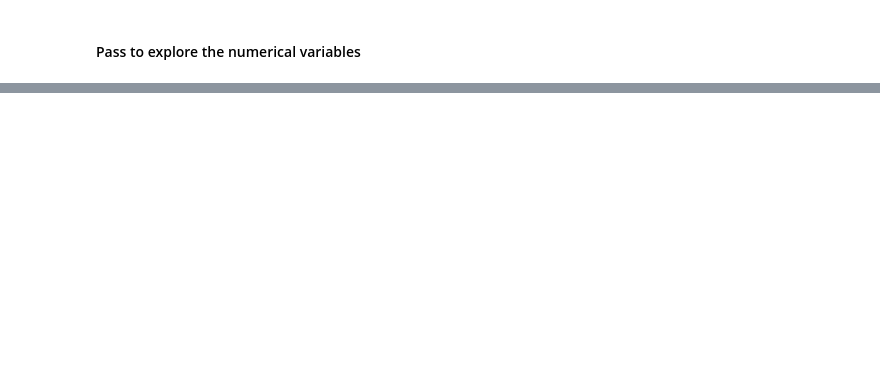
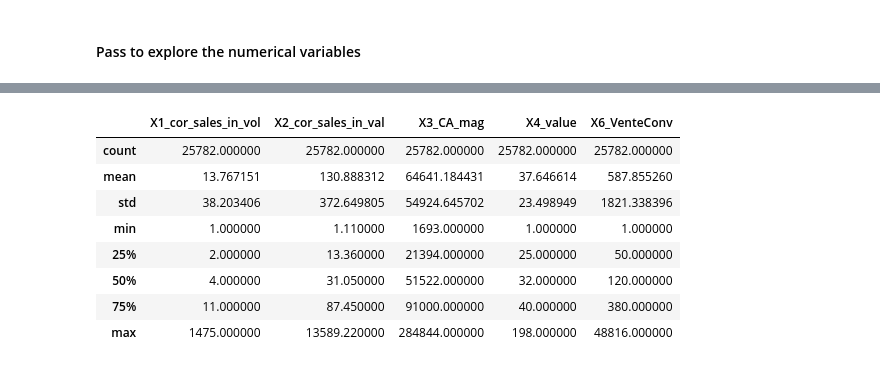
Before and after one commit to yasirech-chammakhy/Retail-Display-Strategy-Analysis, a Jupyter notebook: eda.ipynb, the cells around one changed output, grey strips where cells are left out. Cells and saved outputs as stored; diff of their text form; code cells hidden in the pictures; blank space fills up the shorter version.

```diff
--- a/eda.ipynb
+++ b/eda.ipynb
@@ -171,0 +205,14 @@ KeyboardInterrupt:
+# %%
+# numerical analysis
+numerical_columns = ['X1_cor_sales_in_vol', 'X2_cor_sales_in_val', 'X3_CA_mag', 'X4_value', 'X6_VenteConv']
+df[numerical_columns].describe()
+# %% [output]
+|  | X1_cor_sales_in_vol | X2_cor_sales_in_val | X3_CA_mag | X4_value | X6_VenteConv |
+| count | 25782.000000 | 25782.000000 | 25782.000000 | 25782.000000 | 25782.000000 |
+| mean | 13.767151 | 130.888312 | 64641.184431 | 37.646614 | 587.855260 |
+| std | 38.203406 | 372.649805 | 54924.645702 | 23.498949 | 1821.338396 |
+| min | 1.000000 | 1.110000 | 1693.000000 | 1.000000 | 1.000000 |
+| 25% | 2.000000 | 13.360000 | 21394.000000 | 25.000000 | 50.000000 |
+| 50% | 4.000000 | 31.050000 | 51522.000000 | 32.000000 | 120.000000 |
+| 75% | 11.000000 | 87.450000 | 91000.000000 | 40.000000 | 380.000000 |
+| max | 1475.000000 | 13589.220000 | 284844.000000 | 198.000000 | 48816.000000 |
```
Also changed, not shown: parts of 18 cells of this notebook.
